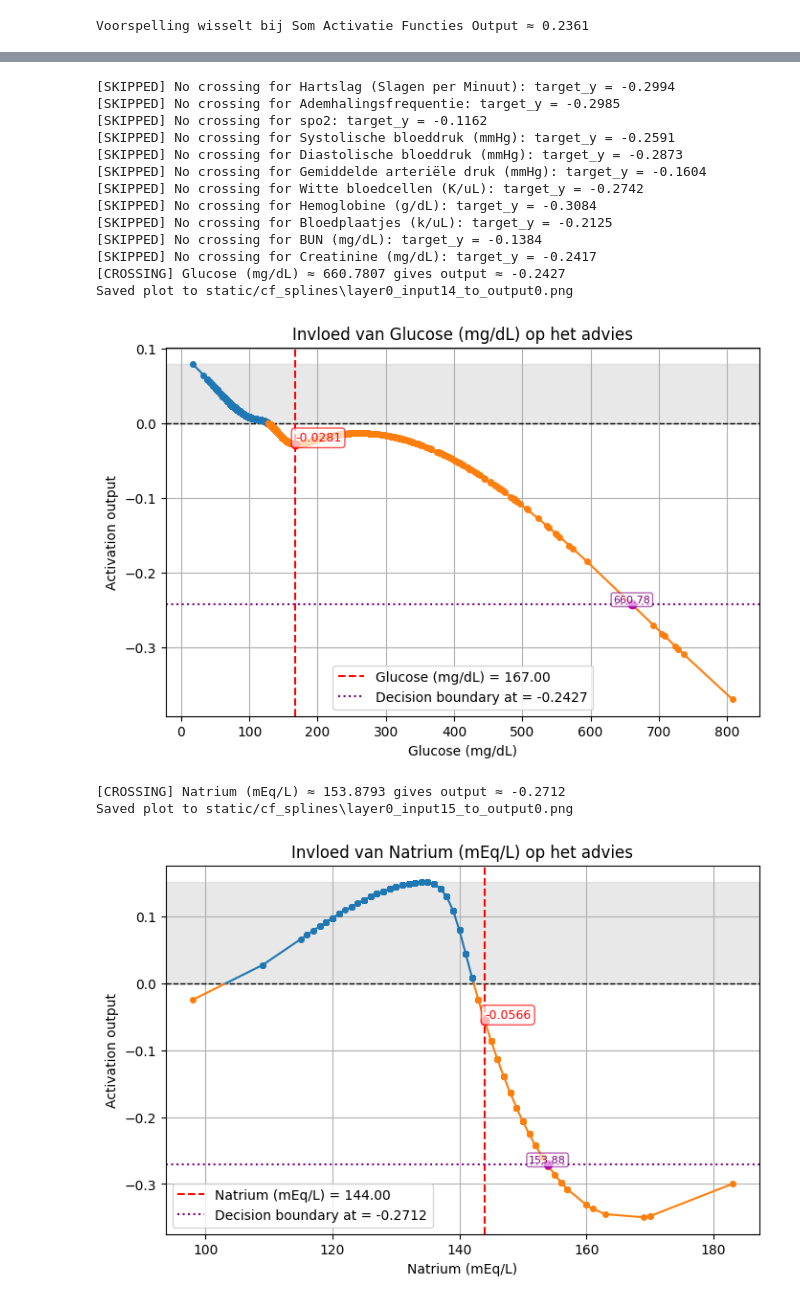
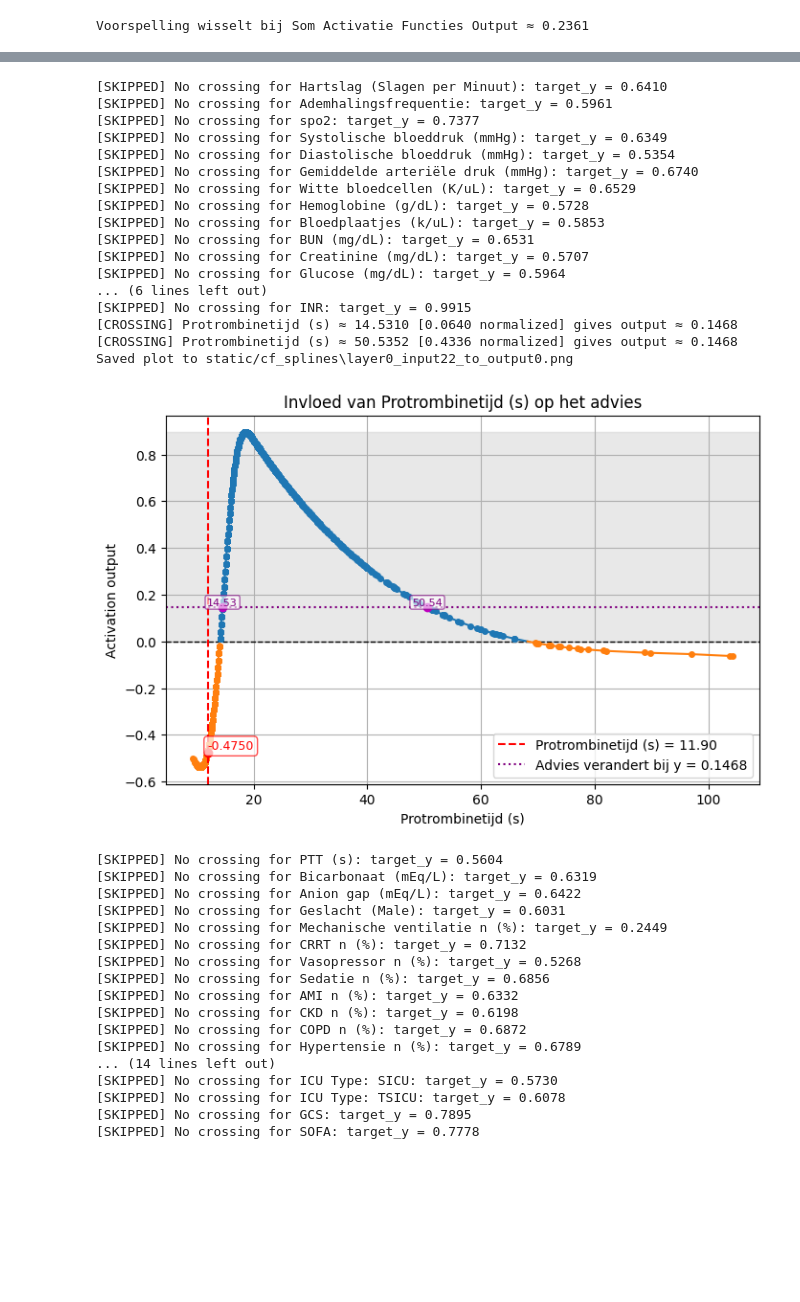
Before and after one commit to TaravMierlo/KAN, a Jupyter notebook: KAN_on_SAD.ipynb, the cells around one changed output, grey strips where cells are left out. Drawn from its saved outputs; the diff is of its cells as text; code cells hidden in the pictures; blank space fills up the shorter version.

```diff
--- a/KAN_on_SAD.ipynb
+++ b/KAN_on_SAD.ipynb
@@ -839,3 +784,0 @@ def explain_spline_output(
-# %%
-for j in range(2):
-    explain_spline_output(model, 1,0,j)
@@ -1414,0 +1471,3 @@ plt.show()
+# %%
+patient10 = test_data[10]
+patient10
@@ -1415,7 +1481,7 @@ plt.show()
 # %%
 print(f"The prediction flips at: {x_flip}")
 
-x_input = patient2
+x_input = patient10
 
 if x_input.dim() == 1:
         x_input = x_input.unsqueeze(0)
@@ -1434,6 +1500,7 @@ layer1_out = combined1.sum(dim=1, keepdim=True)
 
 # Compare Activation Output to threshold
 diff = layer1_out.item() - x_flip
+print(f"Layer 1 out is: {layer1_out.item()}")
 print(f"The difference between prediction and flip is: {diff}")
 # %% [output]
 The prediction flips at: 0.23608608543872833
@@ -1444,10 +1512,6 @@ def explain_spline_cf(
     x_norm_val=None, diff=None, title=None, feature_names=None,
     save_dir=None
 ):
-    import numpy as np
-    import matplotlib.pyplot as plt
-    import os
-
     x_norm = cached_preacts[l][:, j, i].detach().cpu().numpy()
     y_vals = cached_postacts[l][:, j, i].detach().cpu().numpy()
 
@@ -1525,7 +1589,7 @@ def explain_spline_cf(
 
             if diff is not None:
                 target_y = y_at_x_real - diff
-                plt.axhline(target_y, color='purple', linestyle=':', linewidth=1.5, label=f"Decision boundary at = {target_y:.4f}")
+                plt.axhline(target_y, color='purple', linestyle=':', linewidth=1.5, label=f"Advies verandert bij y = {target_y:.4f}")
 
                 # Mark and label crossing points
                 for k in range(len(x_real_vals) - 1):
@@ -1533,6 +1597,7 @@ def explain_spline_cf(
                     if (y0 - target_y) * (y1 - target_y) <= 0 and y1 != y0:
                         x0, x1 = x_real_vals[k], x_real_vals[k + 1]
                         cross_x = x0 + (target_y - y0) * (x1 - x0) / (y1 - y0)
+                        cross_x_norm = (cross_x - feature_min) / (feature_max - feature_min)
                         plt.plot(cross_x, target_y, 'mo')
                         plt.text(
                             cross_x, target_y,
@@ -1543,7 +1608,8 @@ def explain_spline_cf(
                             color='purple',
                             bbox=dict(boxstyle="round,pad=0.2", edgecolor='purple', facecolor='white', alpha=0.6)
                         )
-                        print(f"[CROSSING] {feature_label} ≈ {cross_x:.4f} gives output ≈ {target_y:.4f}")
+                        print(f"[CROSSING] {feature_label} ≈ {cross_x:.4f} [{cross_x_norm:.4f} normalized] gives output ≈ {target_y:.4f}")
+
 
     plt.xlabel(f"{feature_label}")
     plt.ylabel("Activation output")
@@ -1572,7 +1629,7 @@ tensor([0.1294, 0.1288, 0.4533, 0.5679, 0.4222, 1.0000, 0.3262, 0.3140, 0.3012,
 # Loop through features and generate/save plots
 for f_index in range(len(original_data.columns.tolist()) - 1):
     f_min, f_max = feature_bounds[f_index]
-    x_norm_val = patient1[f_index].item()
+    x_norm_val = patient10[f_index].item()
 
     explain_spline_cf(
         model, 0, f_index, 0, f_min, f_max,
@@ -1590,17 +1647,35 @@ Saved plot to static/cf_splines\layer0_input2_to_output0.png
-[SKIPPED] No crossing for Hartslag (Slagen per Minuut): target_y = -0.2994
-[SKIPPED] No crossing for Ademhalingsfrequentie: target_y = -0.2985
-[SKIPPED] No crossing for spo2: target_y = -0.1162
-[SKIPPED] No crossing for Systolische bloeddruk (mmHg): target_y = -0.2591
-[SKIPPED] No crossing for Diastolische bloeddruk (mmHg): target_y = -0.2873
-[SKIPPED] No crossing for Gemiddelde arteriële druk (mmHg): target_y = -0.1604
-[SKIPPED] No crossing for Witte bloedcellen (K/uL): target_y = -0.2742
-[SKIPPED] No crossing for Hemoglobine (g/dL): target_y = -0.3084
-[SKIPPED] No crossing for Bloedplaatjes (k/uL): target_y = -0.2125
-[SKIPPED] No crossing for BUN (mg/dL): target_y = -0.1384
-[SKIPPED] No crossing for Creatinine (mg/dL): target_y = -0.2417
-[CROSSING] Glucose (mg/dL) ≈ 660.7807 gives output ≈ -0.2427
-Saved plot to static/cf_splines\layer0_input14_to_output0.png
+[SKIPPED] No crossing for Hartslag (Slagen per Minuut): target_y = 0.6410
+[SKIPPED] No crossing for Ademhalingsfrequentie: target_y = 0.5961
+[SKIPPED] No crossing for spo2: target_y = 0.7377
+[SKIPPED] No crossing for Systolische bloeddruk (mmHg): target_y = 0.6349
+[SKIPPED] No crossing for Diastolische bloeddruk (mmHg): target_y = 0.5354
+[SKIPPED] No crossing for Gemiddelde arteriële druk (mmHg): target_y = 0.6740
+[SKIPPED] No crossing for Witte bloedcellen (K/uL): target_y = 0.6529
+[SKIPPED] No crossing for Hemoglobine (g/dL): target_y = 0.5728
+[SKIPPED] No crossing for Bloedplaatjes (k/uL): target_y = 0.5853
+[SKIPPED] No crossing for BUN (mg/dL): target_y = 0.6531
+[SKIPPED] No crossing for Creatinine (mg/dL): target_y = 0.5707
+[SKIPPED] No crossing for Glucose (mg/dL): target_y = 0.5964
+... (6 lines left out)
+[SKIPPED] No crossing for INR: target_y = 0.9915
+[CROSSING] Protrombinetijd (s) ≈ 14.5310 [0.0640 normalized] gives output ≈ 0.1468
+[CROSSING] Protrombinetijd (s) ≈ 50.5352 [0.4336 normalized] gives output ≈ 0.1468
+Saved plot to static/cf_splines\layer0_input22_to_output0.png
-[figure, old version]
+[figure, new version]
-[CROSSING] Natrium (mEq/L) ≈ 153.8793 gives output ≈ -0.2712
-Saved plot to static/cf_splines\layer0_input15_to_output0.png
+[SKIPPED] No crossing for PTT (s): target_y = 0.5604
+[SKIPPED] No crossing for Bicarbonaat (mEq/L): target_y = 0.6319
+[SKIPPED] No crossing for Anion gap (mEq/L): target_y = 0.6422
+[SKIPPED] No crossing for Geslacht (Male): target_y = 0.6031
+[SKIPPED] No crossing for Mechanische ventilatie n (%): target_y = 0.2449
+[SKIPPED] No crossing for CRRT n (%): target_y = 0.7132
+[SKIPPED] No crossing for Vasopressor n (%): target_y = 0.5268
+[SKIPPED] No crossing for Sedatie n (%): target_y = 0.6856
+[SKIPPED] No crossing for AMI n (%): target_y = 0.6332
+[SKIPPED] No crossing for CKD n (%): target_y = 0.6198
+[SKIPPED] No crossing for COPD n (%): target_y = 0.6872
+[SKIPPED] No crossing for Hypertensie n (%): target_y = 0.6789
+... (14 lines left out)
+[SKIPPED] No crossing for ICU Type: SICU: target_y = 0.5730
+[SKIPPED] No crossing for ICU Type: TSICU: target_y = 0.6078
+[SKIPPED] No crossing for GCS: target_y = 0.7895
+[SKIPPED] No crossing for SOFA: target_y = 0.7778
-[figure, removed]
```
Also changed, not shown: parts of 20 cells of this notebook.
